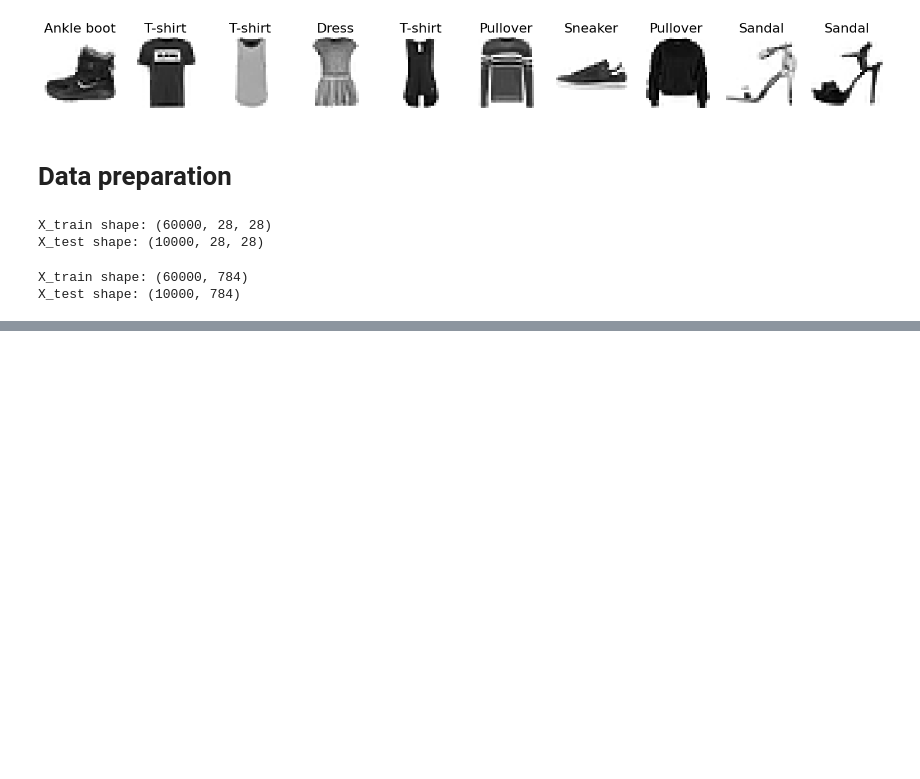
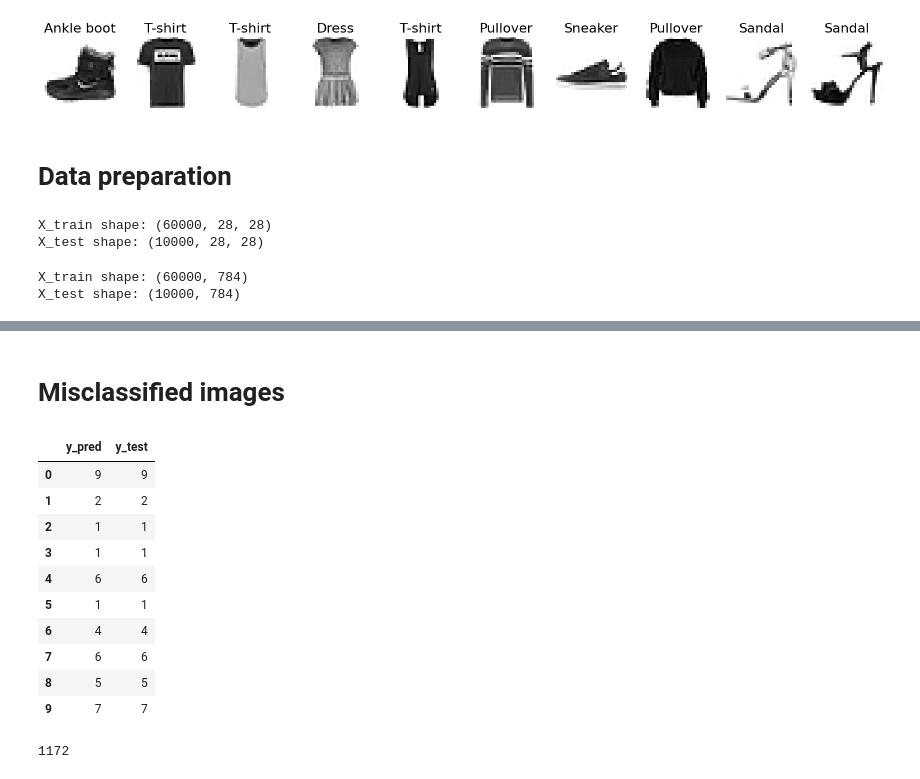
Before and after one commit to Ostryyy/image_recognition_fashion_mnist, a Jupyter notebook: image_recognition_fashion_mnist.ipynb, the cells around one changed output, grey strips where cells are left out. Drawn from its saved outputs; the diff is of its cells as text; code cells hidden in the pictures; blank space fills up the shorter version.

```diff
--- a/image_recognition_fashion_mnist.ipynb
+++ b/image_recognition_fashion_mnist.ipynb
@@ -93,0 +153,23 @@ X_test shape: (10000, 784)
+# %% [markdown]
+# Misclassified images
+# %%
+results = pd.DataFrame(data={'y_pred': y_pred, 'y_test': y_test})
+results.head(10)
+# %% [output]
+|  | y_pred | y_test |
+| 0 | 9 | 9 |
+| 1 | 2 | 2 |
+| 2 | 1 | 1 |
+| 3 | 1 | 1 |
+| 4 | 6 | 6 |
+| 5 | 1 | 1 |
+| 6 | 4 | 4 |
+| 7 | 6 | 6 |
+| 8 | 5 | 5 |
+| 9 | 7 | 7 |
+# %%
+errors = results[results['y_pred'] != results['y_test']]
+errors_idxs = list(errors.index)
+len(errors_idxs)
+# %% [output]
+1172
```
Also changed, not shown: parts of 9 cells of this notebook.
